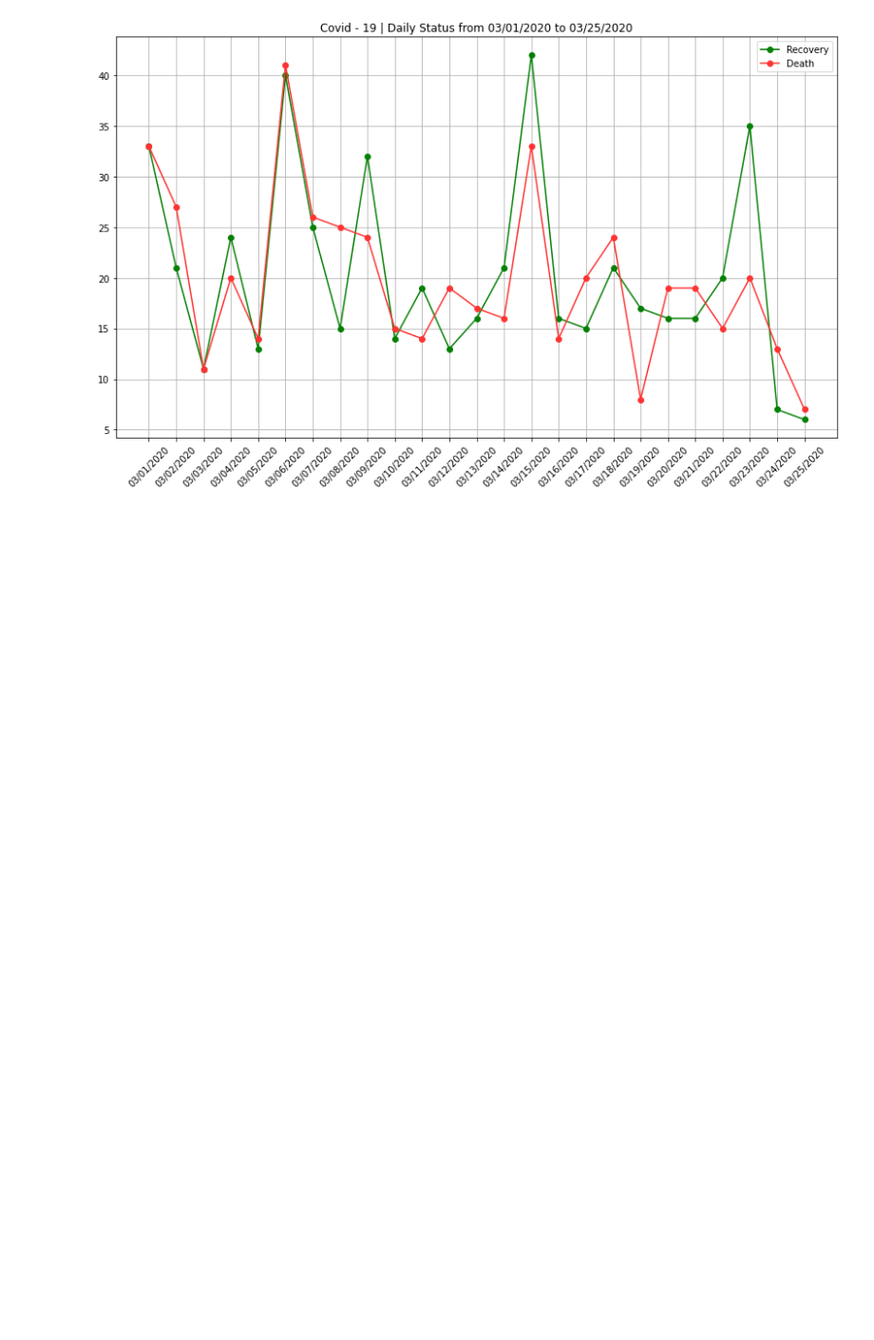
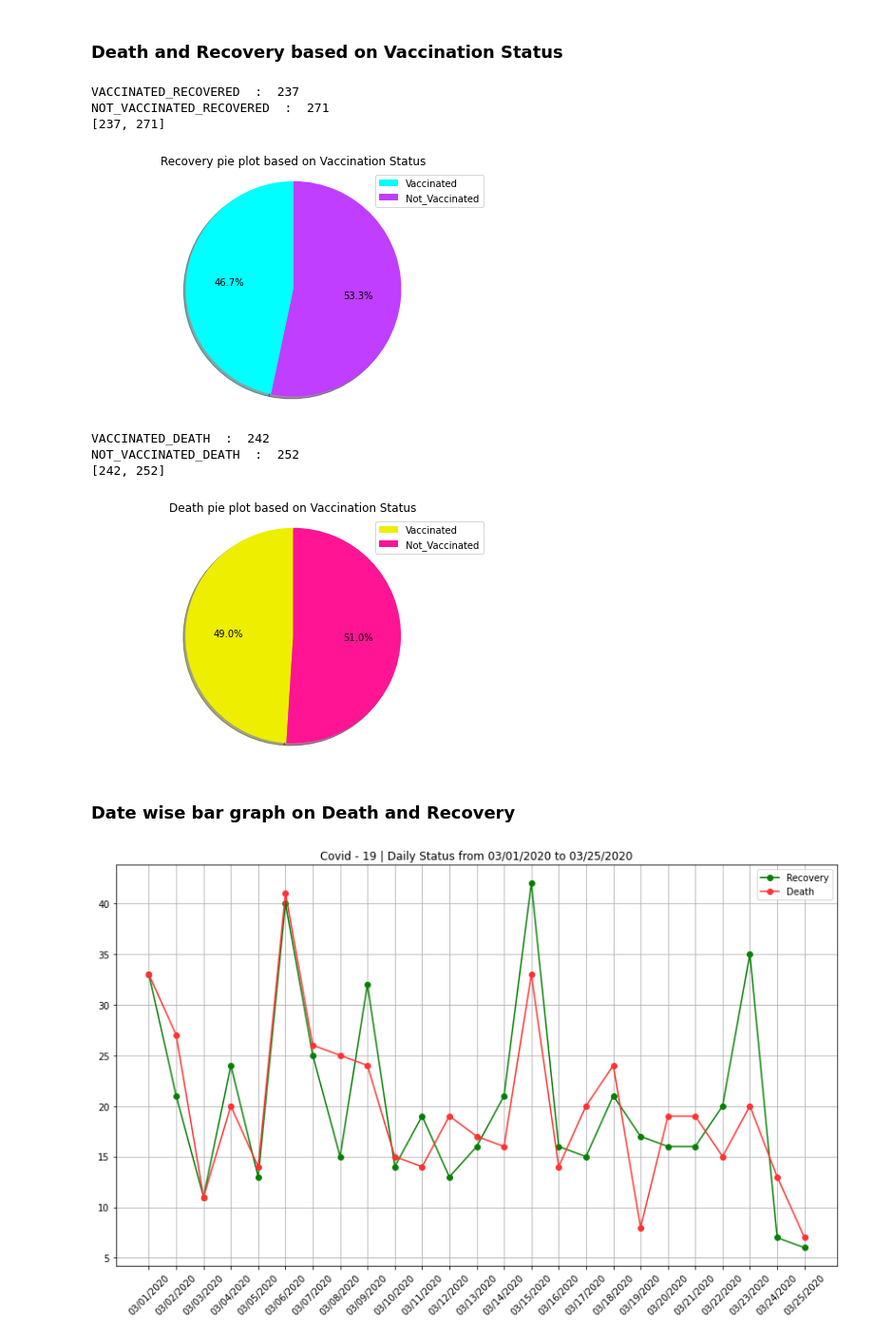
Before and after one commit to hakkeempa/data-structure-project, a Jupyter notebook: covid_data_visualiser.ipynb, the cells around one changed output. Shown: that part at 95% size. Drawn from its saved outputs; the diff is of its cells as text; code cells hidden in the pictures; blank space fills up the shorter version.

```diff
--- a/covid_data_visualiser.ipynb
+++ b/covid_data_visualiser.ipynb
@@ -66,4 +69,68 @@ FEMALE_DEATH  :  145
 [figure]
+# %% [markdown]
+### **Death and Recovery based on Vaccination Status**
+# %%
+key_counts = {}
+key_counts1 = {}
+key_counts['Vaccinated_recovered'] = 0
+key_counts['Not_Vaccinated_recovered'] = 0
+key_counts1['Vaccinated_death'] = 0
+key_counts1['Not_Vaccinated_death'] = 0
+
+sizes = []
+for Vaccination,status in zip(df['Vaccination Status'],df['Status']):
+  if Vaccination == 'Vaccinated':
+    if status == 'Recovered':
+      key_counts['Vaccinated_recovered'] += 1
+    else:
+      key_counts1['Vaccinated_death'] += 1
+  else :
+    if status == 'Recovered':
+      key_counts['Not_Vaccinated_recovered'] += 1
+    else:
+      key_counts1['Not_Vaccinated_death'] += 1
+
+for key,value in key_counts.items():
+  print(key.upper()," : ",value)
+  sizes.append(value)
+print(sizes)
+
+fig1, ax1 = plt.subplots()
+plt.title("Recovery pie plot based on Vaccination Status")
+ax1.pie(sizes, colors=['#00FFFF','#BF3EFF'], autopct='%1.1f%%',
+        shadow=True, startangle=90)
+ax1.axis('equal')
+plt.tight_layout()
+plt.legend(["Vaccinated","Not_Vaccinated"])
+plt.show()
+
+sizes = []
+
+for key,value in key_counts1.items():
+  print(key.upper()," : ",value)
+  sizes.append(value)
+print(sizes)
+
+fig1, ax1 = plt.subplots()
+plt.title("Death pie plot based on Vaccination Status")
+ax1.pie(sizes, colors=['#EEEE00','#FF1493'], autopct='%1.1f%%',
+        shadow=True, startangle=90)
+ax1.axis('equal')
+plt.tight_layout()
+plt.legend(["Vaccinated","Not_Vaccinated"])
+
+plt.show()
+# %% [output]
+VACCINATED_RECOVERED  :  237
+NOT_VACCINATED_RECOVERED  :  271
+[237, 271]
+[figure, added]
+VACCINATED_DEATH  :  242
+NOT_VACCINATED_DEATH  :  252
+[242, 252]
+[figure, added]
+# %% [markdown]
+### **Date wise bar graph on Death and Recovery**
 # %%
 date_list = df['Date'].unique()
 # print(date_list)
```
Also changed, not shown: parts of 4 cells of this notebook.
